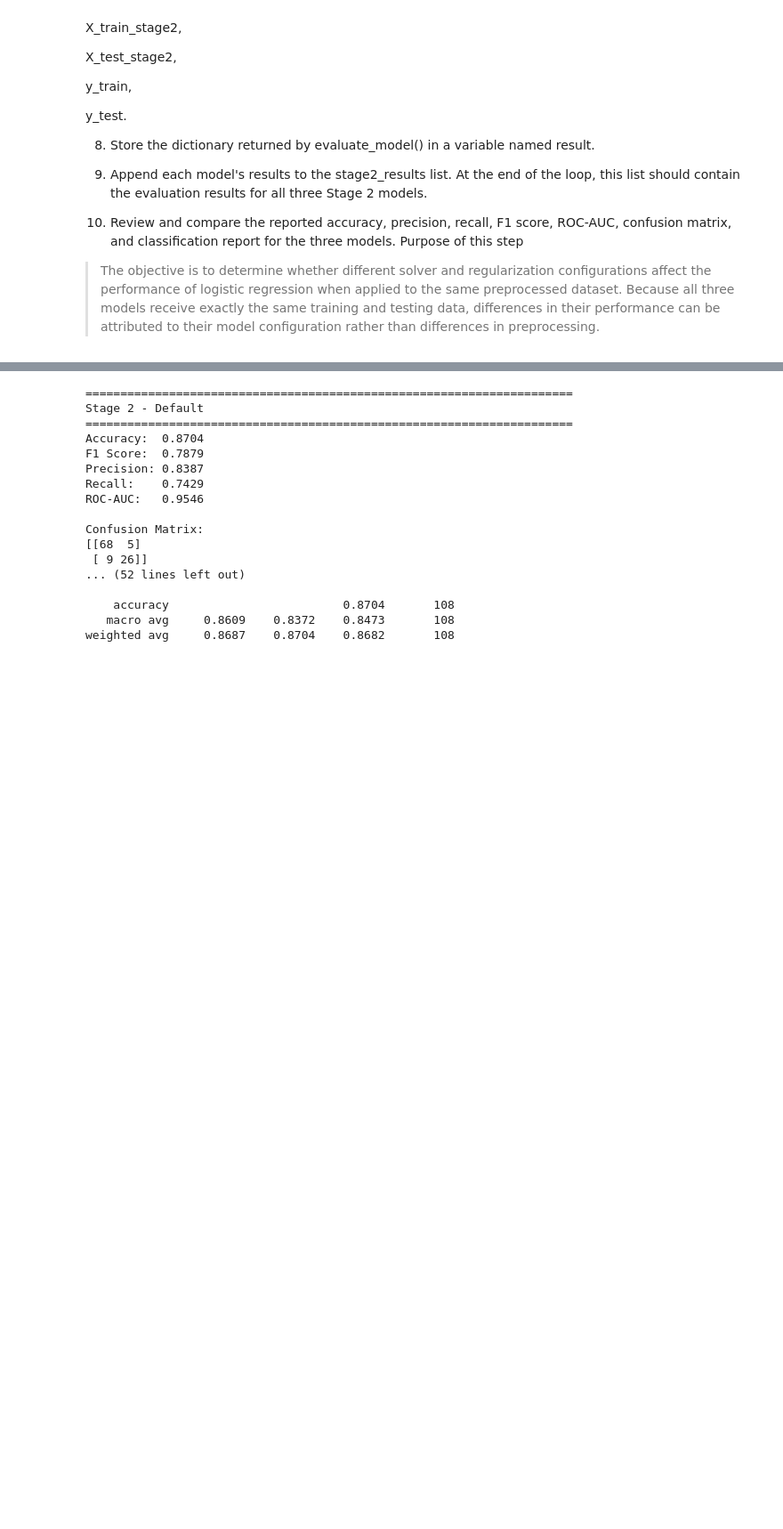
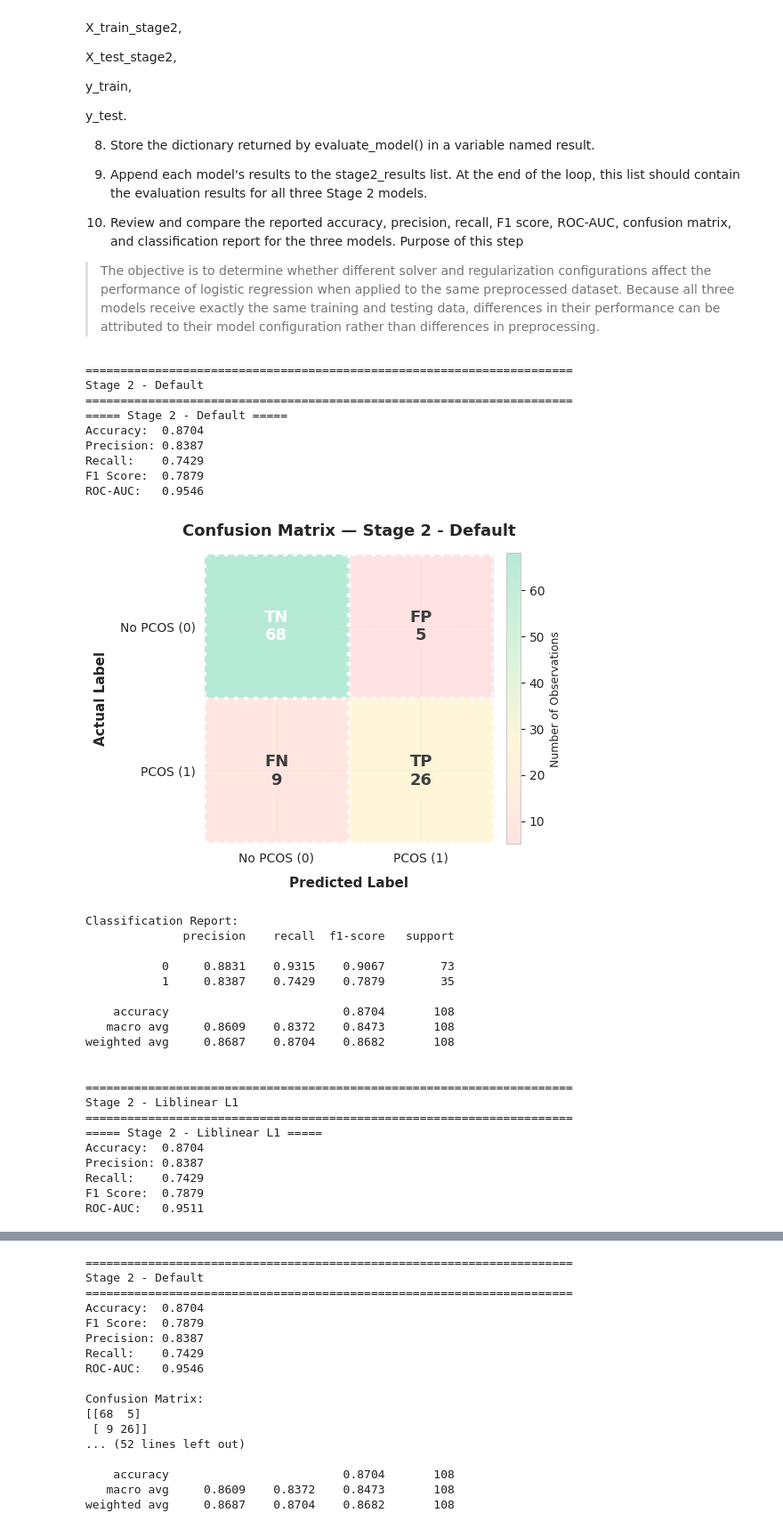
Before and after one commit to JoseAlberto88/Predictive-Analytics-, a Jupyter notebook: DAMO510_Module_06_Summer26_starter_notebook.ipynb, the cells around one changed output, grey strips where cells are left out. Shown at 89% size. Drawn from its saved outputs; the diff is of its cells as text; code cells hidden in the pictures; blank space fills up the shorter version.

```diff
--- a/DAMO510_Module_06_Summer26_starter_notebook.ipynb
+++ b/DAMO510_Module_06_Summer26_starter_notebook.ipynb
@@ -1263,3 +1409,77 @@ y_test.
 Purpose of this step
 
 > The objective is to determine whether different solver and regularization configurations affect the performance of logistic regression when applied to the same preprocessed dataset. Because all three models receive exactly the same training and testing data, differences in their performance can be attributed to their model configuration rather than differences in preprocessing.
+# %%
+from sklearn.linear_model import LogisticRegression
+
+# 1. Dictionary of Stage 2 model configurations
+stage2_models = {
+    "Stage 2 - Default": LogisticRegression(
+        max_iter=2000,
+        random_state=RANDOM_STATE
+    ),
+    "Stage 2 - Liblinear L1": LogisticRegression(
+        solver="liblinear",
+        l1_ratio=1,
+        max_iter=2000,
+        random_state=RANDOM_STATE
+    ),
+    "Stage 2 - Liblinear L2": LogisticRegression(
+        solver="liblinear",
+        l1_ratio=0,
+        max_iter=2000,
+        random_state=RANDOM_STATE
+    )
+}
+
+# 5. Storage for results
+stage2_results = []
+
+# 6-9. Loop through each model, evaluate, and store results
+for model_name, model in stage2_models.items():
+    print("=" * 70)
+    print(model_name)
+    print("=" * 70)
+
+    result = evaluate_model(
+        model,
+        model_name,
+        X_train_stage2,
+        X_test_stage2,
+        y_train,
+        y_test
+    )
+
+    stage2_results.append(result)
+    print()
+# %% [output]
+======================================================================
+Stage 2 - Default
+======================================================================
+===== Stage 2 - Default =====
+Accuracy:  0.8704
+Precision: 0.8387
+Recall:    0.7429
+F1 Score:  0.7879
+ROC-AUC:   0.9546
+[figure, added]
+Classification Report:
+              precision    recall  f1-score   support
+
+           0     0.8831    0.9315    0.9067        73
+           1     0.8387    0.7429    0.7879        35
+
+    accuracy                         0.8704       108
+   macro avg     0.8609    0.8372    0.8473       108
+weighted avg     0.8687    0.8704    0.8682       108
+
+
+======================================================================
+Stage 2 - Liblinear L1
+======================================================================
+===== Stage 2 - Liblinear L1 =====
+Accuracy:  0.8704
+Precision: 0.8387
+Recall:    0.7429
+F1 Score:  0.7879
+ROC-AUC:   0.9511
```
Also changed, not shown: parts of 3 cells of this notebook.
